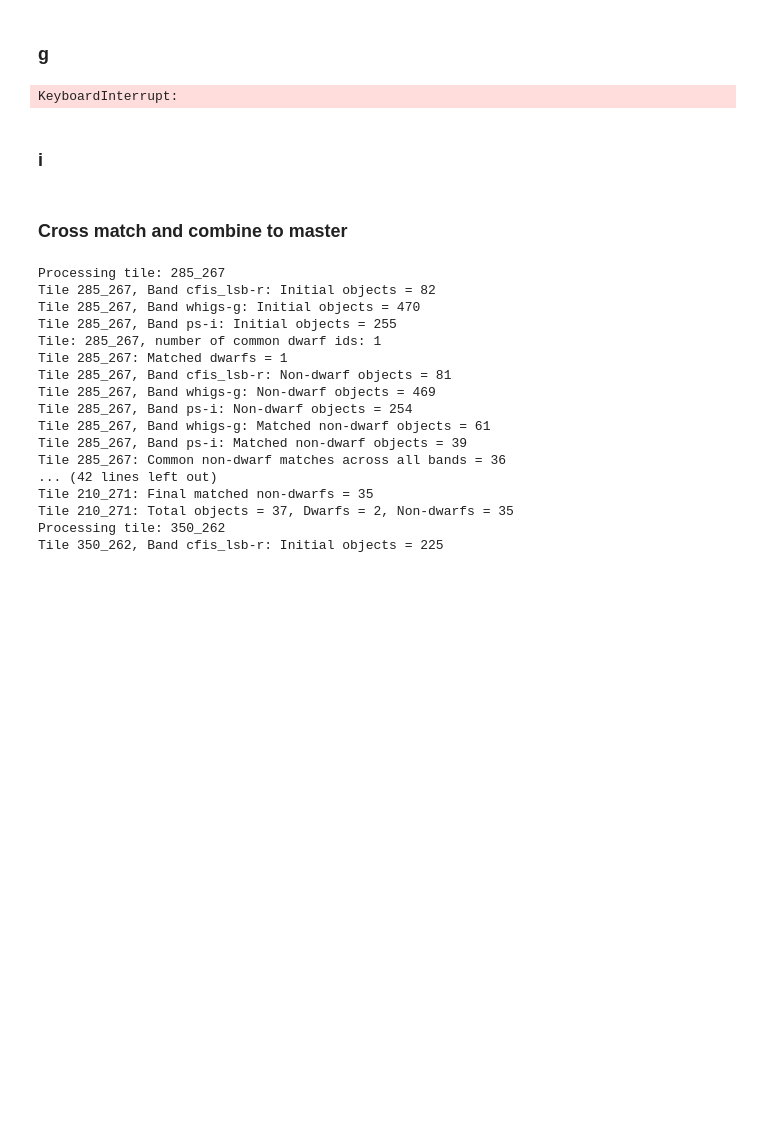
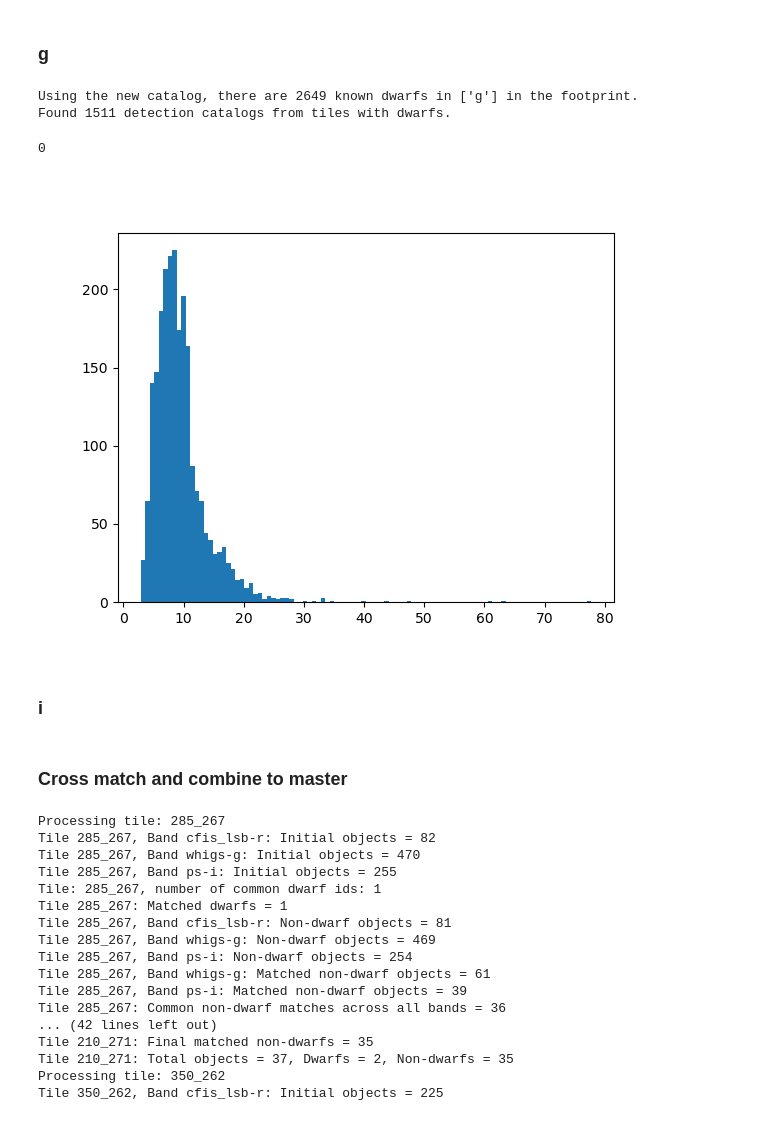
Before and after one commit to heesters-nick/DwarForge, a Jupyter notebook: notebooks/data_accretion.ipynb, the cells around one changed output. Drawn from its saved outputs; the diff is of its cells as text; code cells hidden in the pictures; blank space fills up the shorter version.

```diff
--- a/notebooks/data_accretion.ipynb
+++ b/notebooks/data_accretion.ipynb
@@ -903,8 +928,15 @@ df_other_r = training_data_r.loc[training_data_r['lsb'] != 1].reset_index(drop=T
 # %% [markdown]
 ### g
 # %%
-training_data_g = gather_training_data(data_dir, in_dict=band_dict, band='whigs-g', n_neighbors=20)
-training_data_g.to_csv(os.path.join(table_dir, 'training_data_g_20x_rf.csv'), index=False)
+# bands_to_check = ['g']
+# df_avail = check_availability(dwarf_cat_new, bands_to_check)
+# tile_list_dwarfs = list(set(df_avail['tile'].values))
+# tile_list = transform_list(tile_list_dwarfs)
+# print(f'Using the new catalog, there are {len(df_avail)} known dwarfs in {bands_to_check} in the footprint.')
+
+# training_data_g = gather_training_data(data_dir, in_dict=band_dict, band='whigs-g', n_neighbors=20, dwarf_tiles=tile_list)
+# training_data_g.to_csv(os.path.join(table_dir, 'training_data_g_20x_rf_v3.csv'), index=False)
 # %% [output]
-KeyboardInterrupt:
+Using the new catalog, there are 2649 known dwarfs in ['g'] in the footprint.
+Found 1511 detection catalogs from tiles with dwarfs.
 # %%
@@ -913,6 +945,16 @@ training_data_g = pd.read_csv(os.path.join(table_dir, training_data_file_g))
 
 df_dwarf_g = training_data_g.loc[training_data_g['lsb'] == 1].reset_index(drop=True)
 df_other_g = training_data_g.loc[training_data_g['lsb'] != 1].reset_index(drop=True)
+# %%
+(df_dwarf_g['r_25_arcsec'].values <= 0.4).sum()
+# %% [output]
+0
+# %%
+plt.figure()
+plt.hist(df_dwarf_g['r_100_arcsec'].values, bins=100)
+plt.show()
+# %% [output]
+[figure, added]
 # %% [markdown]
 ### i
 # %%
```
Also changed, not shown: parts of 24 cells of this notebook, 5 other files.
